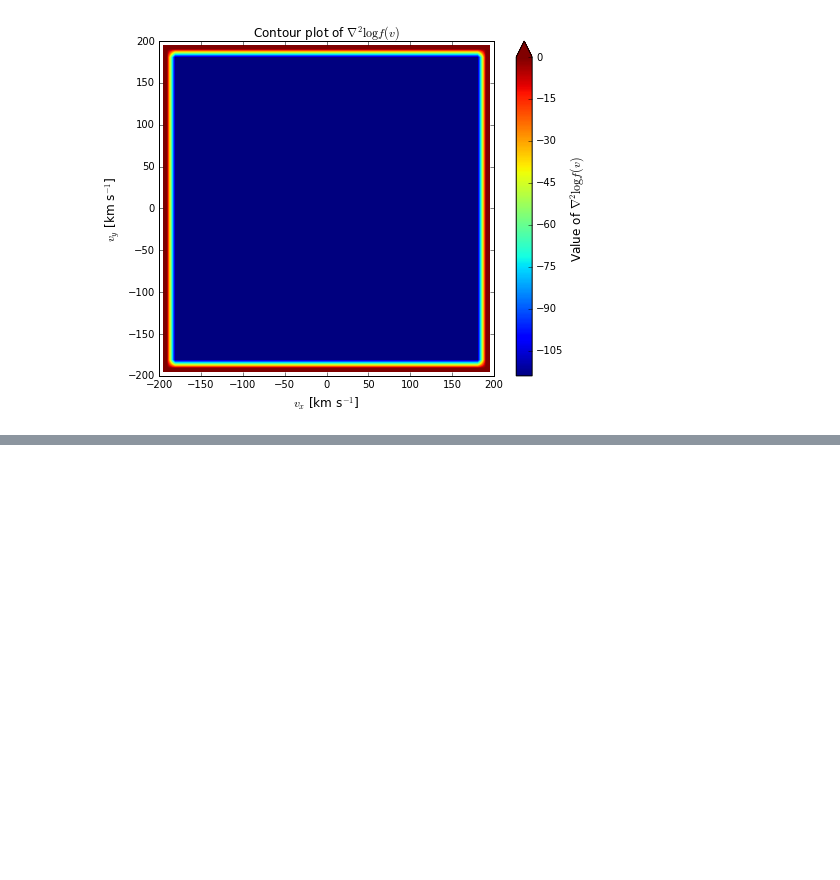
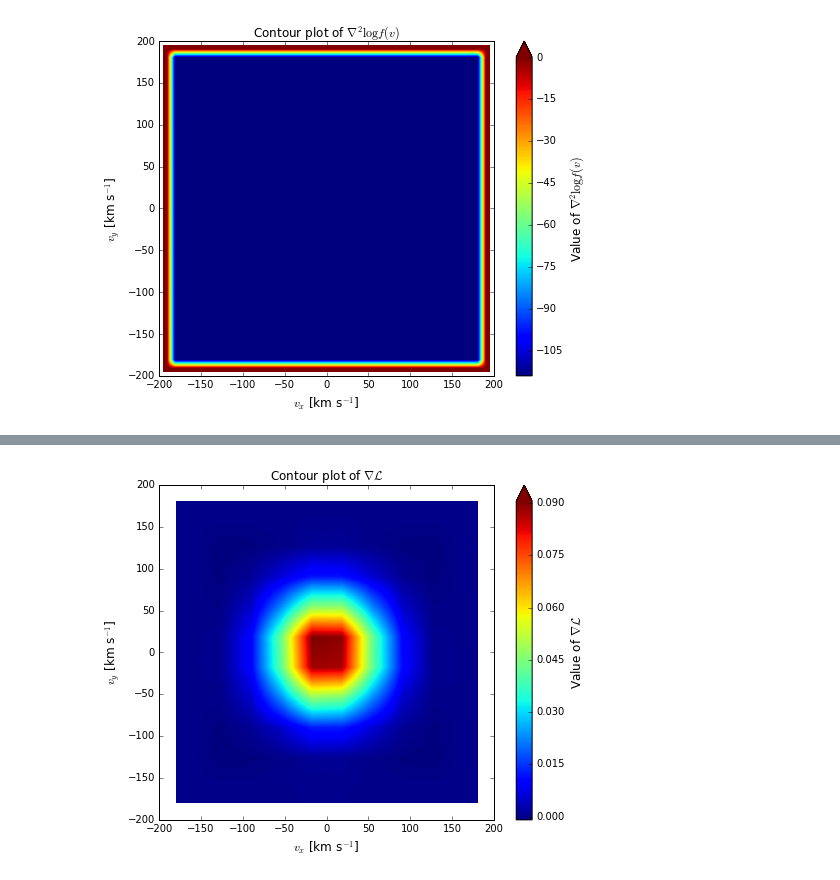
Before and after one commit to PaulMcMillan-Astro/DeprojectionProject, a Jupyter notebook: InitialDeprojectionNotebook.ipynb, the cells around one changed output, grey strips where cells are left out. Drawn from its saved outputs; the diff is of its cells as text; code cells hidden in the pictures; blank space fills up the shorter version.

```diff
--- a/InitialDeprojectionNotebook.ipynb
+++ b/InitialDeprojectionNotebook.ipynb
@@ -656,0 +989,4 @@ plot_sec_der1(phi0, 'xy', pvals, rhatvals, vmin, dv, n)
+# %%
+plot_grad_LL(phi0, 'xy', alpha, pvals, rhatvals, vmin, dv, n)
+# %% [output]
+[figure, added]
```
Also changed, not shown: parts of 18 cells of this notebook, 2 other files.
